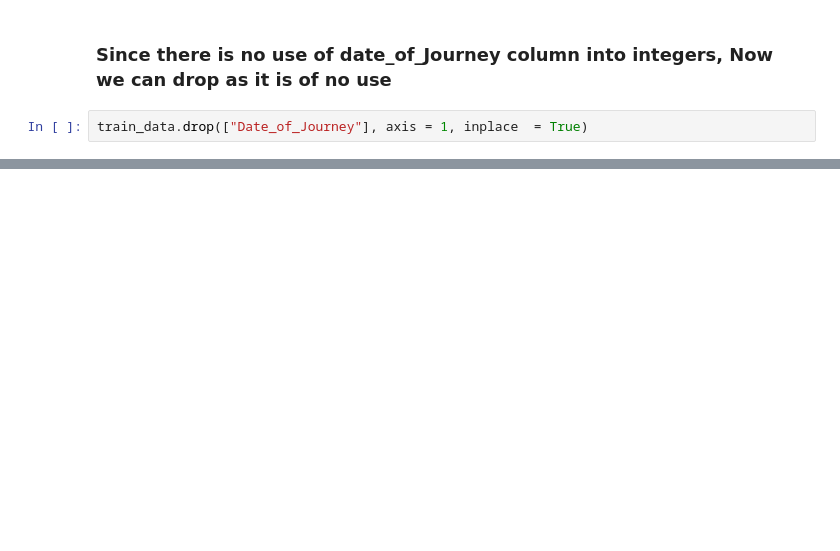
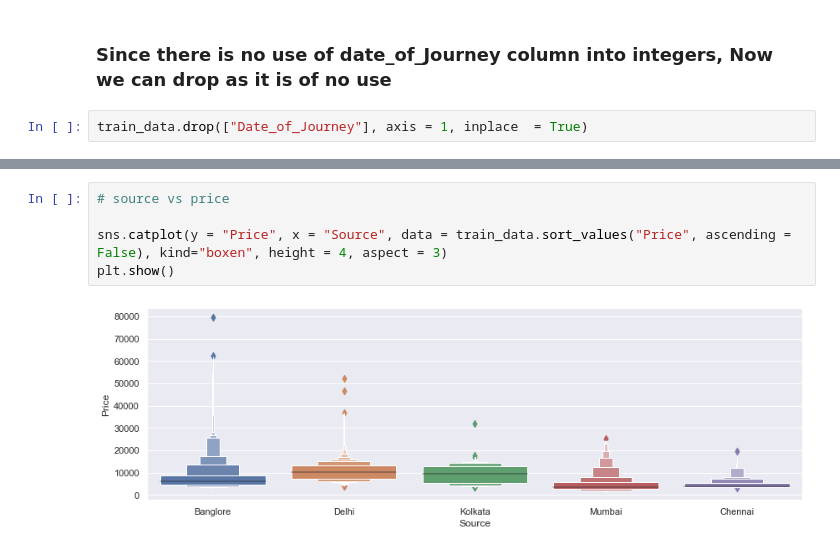
Before and after one commit to bharath-acchu/Flight_price_prediction_webapp, a Jupyter notebook: Flight_price.ipynb, the cells around one changed output, grey strips where cells are left out. Cells and saved outputs as stored; diff of their text form; blank space fills up the shorter version.

```diff
--- a/Flight_price.ipynb
+++ b/Flight_price.ipynb
@@ -123,0 +242,7 @@ train_data.drop(["Date_of_Journey"], axis = 1, inplace  = True)
+# %%
+# source vs price
+
+sns.catplot(y = "Price", x = "Source", data = train_data.sort_values("Price", ascending = False), kind="boxen", height = 4, aspect = 3)
+plt.show()
+# %% [output]
+[figure, added]
```
Also changed, not shown: parts of 26 cells of this notebook.
